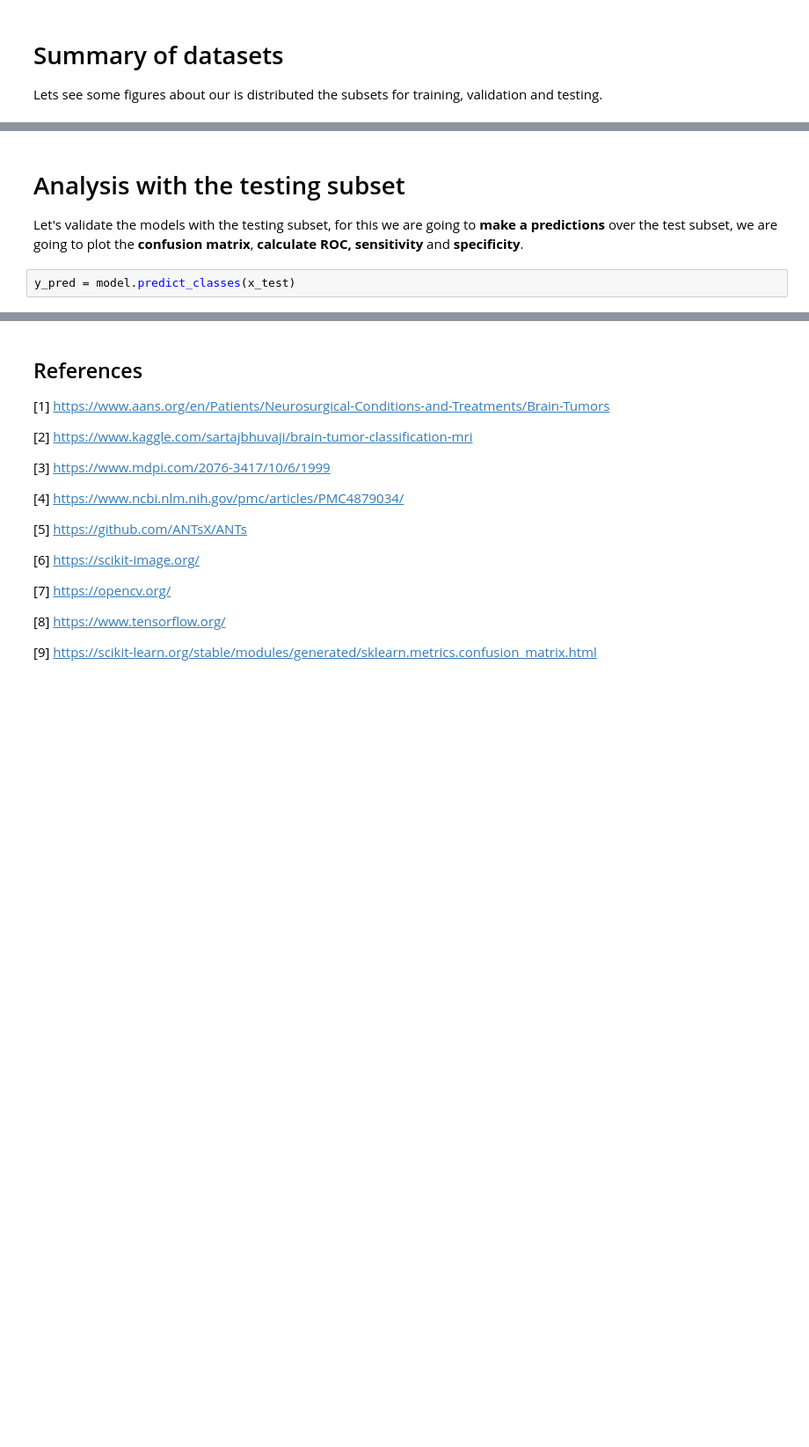
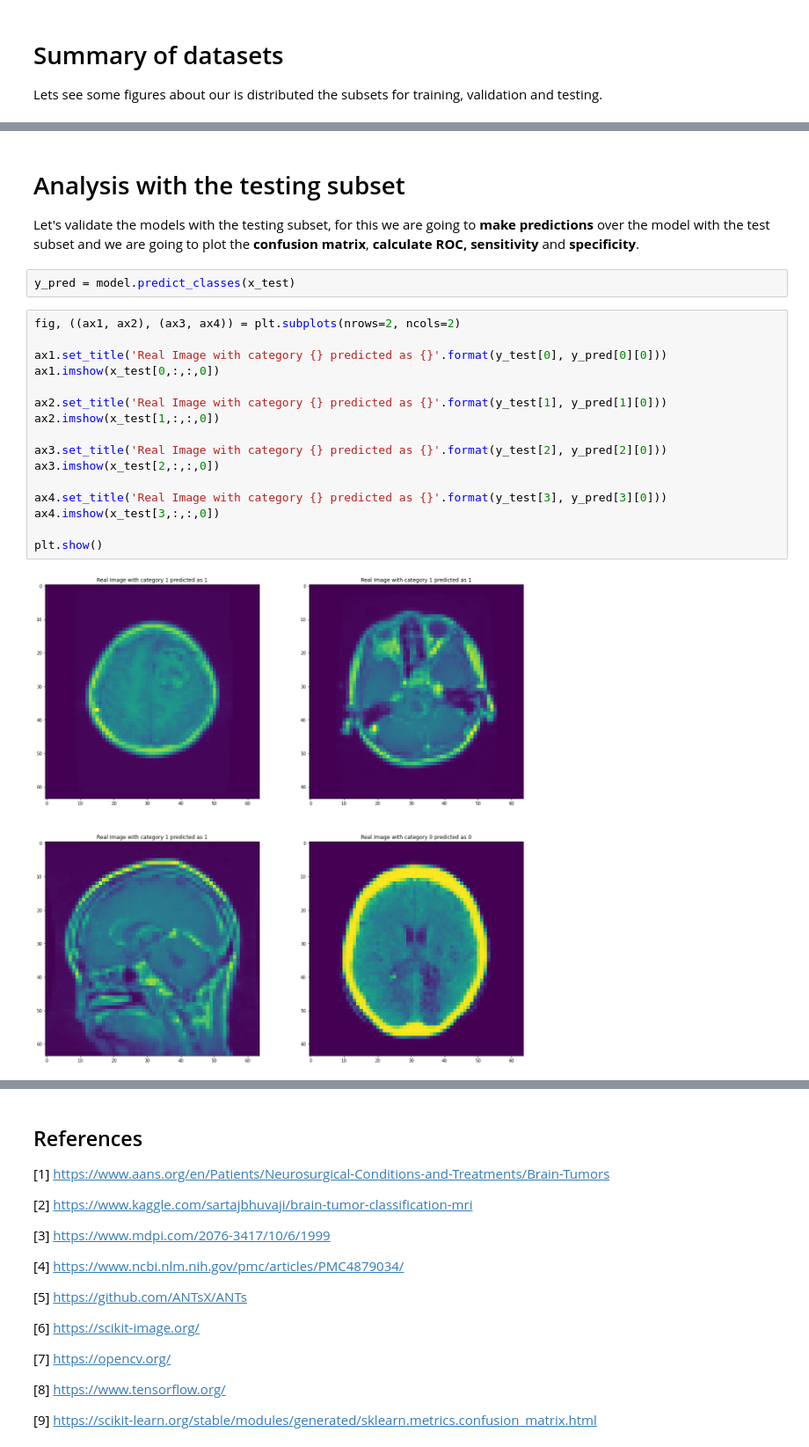
Before and after one commit to omazapa/esi_oncology_2021, a Jupyter notebook: CNN_Classification_2D.ipynb, the cells around one changed output, grey strips where cells are left out. Shown at 88% size. Cells and saved outputs as stored; diff of their text form; blank space fills up the shorter version.

```diff
--- a/CNN_Classification_2D.ipynb
+++ b/CNN_Classification_2D.ipynb
@@ -376,6 +454,24 @@ plt.show()
 # %% [markdown]
 # Analysis with the testing subset
 
-Let's validate the models with the testing subset, for this we are going to **make a predictions** over the test subset, we are going to plot the **confusion matrix**, **calculate ROC, sensitivity** and **specificity**.
+Let's validate the models with the testing subset, for this we are going to **make predictions** over the model with the test subset and we are going to plot the **confusion matrix**, **calculate ROC, sensitivity** and **specificity**.
 # %%
 y_pred = model.predict_classes(x_test)
+# %%
+fig, ((ax1, ax2), (ax3, ax4)) = plt.subplots(nrows=2, ncols=2)
+
+ax1.set_title('Real Image with category {} predicted as {}'.format(y_test[0], y_pred[0][0]))
+ax1.imshow(x_test[0,:,:,0])
+
+ax2.set_title('Real Image with category {} predicted as {}'.format(y_test[1], y_pred[1][0]))
+ax2.imshow(x_test[1,:,:,0])
+
+ax3.set_title('Real Image with category {} predicted as {}'.format(y_test[2], y_pred[2][0]))
+ax3.imshow(x_test[2,:,:,0])
+
+ax4.set_title('Real Image with category {} predicted as {}'.format(y_test[3], y_pred[3][0]))
+ax4.imshow(x_test[3,:,:,0])
+
+plt.show()
+# %% [output]
+[figure, added]
```
Also changed, not shown: parts of 16 cells of this notebook, 3 other files.
